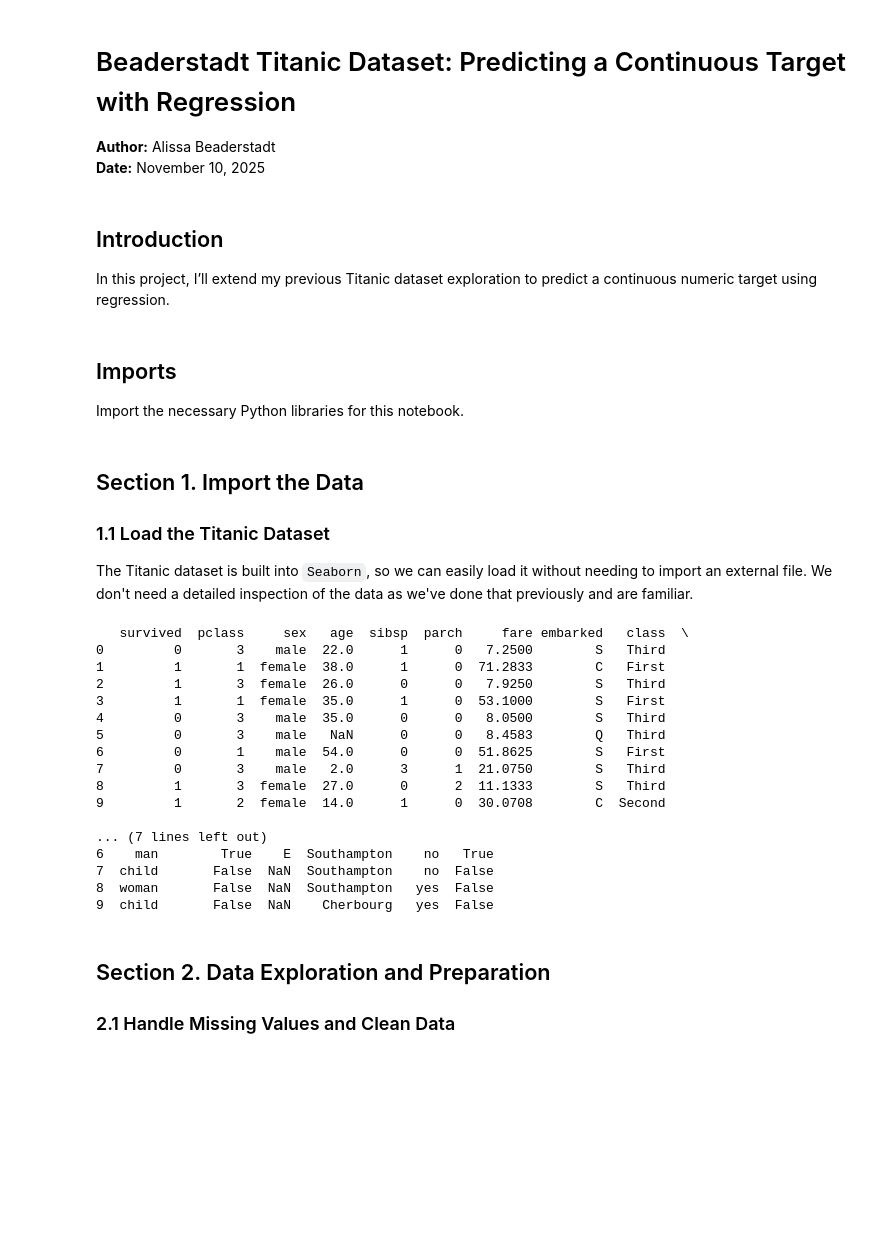
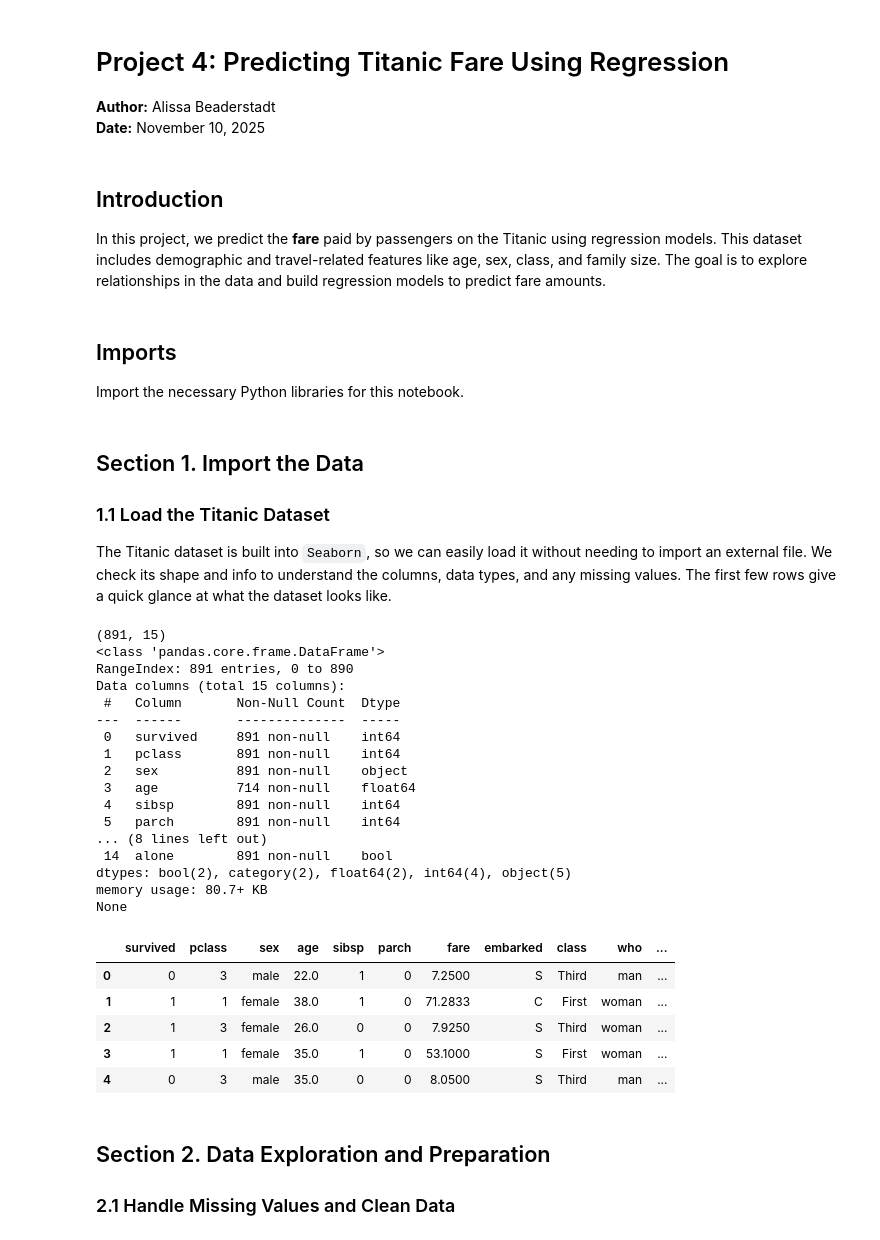
Before and after one commit to abeaderstadt/applied-ml-beaderstadt, a Jupyter notebook: notebooks/project04/ml04_beaderstadt.ipynb, the cells around one changed output. Cells and saved outputs as stored; diff of their text form; code cells hidden in the pictures; blank space fills up the shorter version.

```diff
--- a/notebooks/project04/ml04_beaderstadt.ipynb
+++ b/notebooks/project04/ml04_beaderstadt.ipynb
@@ -1,11 +1,10 @@
 # %% [markdown]
-# Beaderstadt Titanic Dataset: Predicting a Continuous Target with Regression
-
+# Project 4: Predicting Titanic Fare Using Regression
 **Author:** Alissa Beaderstadt<br>
 **Date:** November 10, 2025<br>
 # %% [markdown]
 ## Introduction
-In this project, I’ll extend my previous Titanic dataset exploration to predict a continuous numeric target using regression.
+In this project, we predict the **fare** paid by passengers on the Titanic using regression models. This dataset includes demographic and travel-related features like age, sex, class, and family size. The goal is to explore relationships in the data and build regression models to predict fare amounts.
 # %% [markdown]
 ## Imports
 Import the necessary Python libraries for this notebook.
@@ -23,31 +28,39 @@ from sklearn.metrics import mean_squared_error, mean_absolute_error, r2_score
 ## Section 1. Import the Data
 
 ### 1.1 Load the Titanic Dataset
-The Titanic dataset is built into `Seaborn`, so we can easily load it without needing to import an external file. We don't need a detailed inspection of the data as we've done that previously and are familiar.
+The Titanic dataset is built into `Seaborn`, so we can easily load it without needing to import an external file. We check its shape and info to understand the columns, data types, and any missing values. The first few rows give a quick glance at what the dataset looks like.
 # %%
 # Load Titanic dataset
 titanic = sns.load_dataset('titanic')
 
-# Display just a few records to verify
-print(titanic.head(10))
+# Inspect the data
+print(titanic.shape)
+print(titanic.info())
+titanic.head()
 # %% [output]
-   survived  pclass     sex   age  sibsp  parch     fare embarked   class  \
-0         0       3    male  22.0      1      0   7.2500        S   Third
-1         1       1  female  38.0      1      0  71.2833        C   First
-2         1       3  female  26.0      0      0   7.9250        S   Third
-3         1       1  female  35.0      1      0  53.1000        S   First
-4         0       3    male  35.0      0      0   8.0500        S   Third
-5         0       3    male   NaN      0      0   8.4583        Q   Third
-6         0       1    male  54.0      0      0  51.8625        S   First
-7         0       3    male   2.0      3      1  21.0750        S   Third
-8         1       3  female  27.0      0      2  11.1333        S   Third
-9         1       2  female  14.0      1      0  30.0708        C  Second
-
-... (7 lines left out)
-6    man        True    E  Southampton    no   True
-7  child       False  NaN  Southampton    no  False
-8  woman       False  NaN  Southampton   yes  False
-9  child       False  NaN    Cherbourg   yes  False
+(891, 15)
+<class 'pandas.core.frame.DataFrame'>
+RangeIndex: 891 entries, 0 to 890
+Data columns (total 15 columns):
+ #   Column       Non-Null Count  Dtype
+---  ------       --------------  -----
+ 0   survived     891 non-null    int64
+ 1   pclass       891 non-null    int64
+ 2   sex          891 non-null    object
+ 3   age          714 non-null    float64
+ 4   sibsp        891 non-null    int64
+ 5   parch        891 non-null    int64
+... (8 lines left out)
+ 14  alone        891 non-null    bool
+dtypes: bool(2), category(2), float64(2), int64(4), object(5)
+memory usage: 80.7+ KB
+None
+|  | survived | pclass | sex | age | sibsp | parch | fare | embarked | class | who | ... |
+| 0 | 0 | 3 | male | 22.0 | 1 | 0 | 7.2500 | S | Third | man | ... |
+| 1 | 1 | 1 | female | 38.0 | 1 | 0 | 71.2833 | C | First | woman | ... |
+| 2 | 1 | 3 | female | 26.0 | 0 | 0 | 7.9250 | S | Third | woman | ... |
+| 3 | 1 | 1 | female | 35.0 | 1 | 0 | 53.1000 | S | First | woman | ... |
+| 4 | 0 | 3 | male | 35.0 | 0 | 0 | 8.0500 | S | Third | man | ... |
 # %% [markdown]
 ## Section 2. Data Exploration and Preparation
 ### 2.1 Handle Missing Values and Clean Data
```
Also changed, not shown: parts of 24 cells of this notebook, 1 other file.
